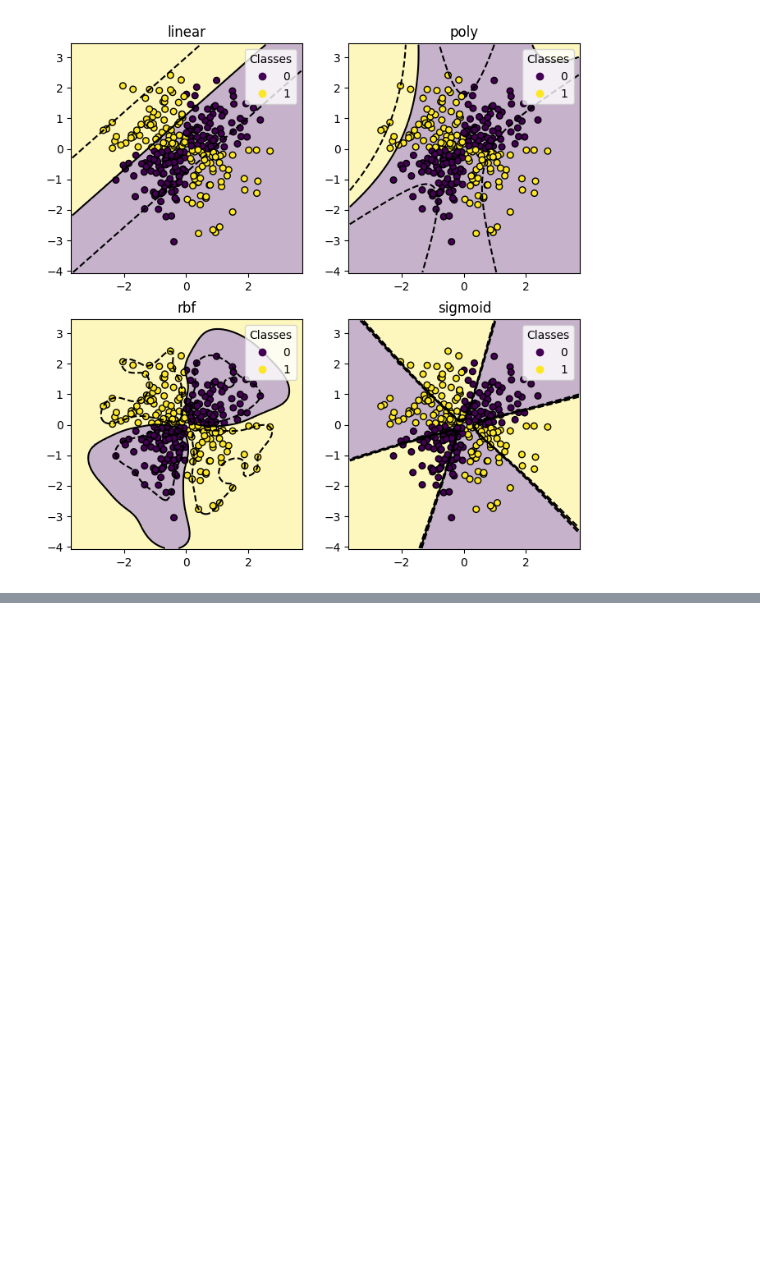
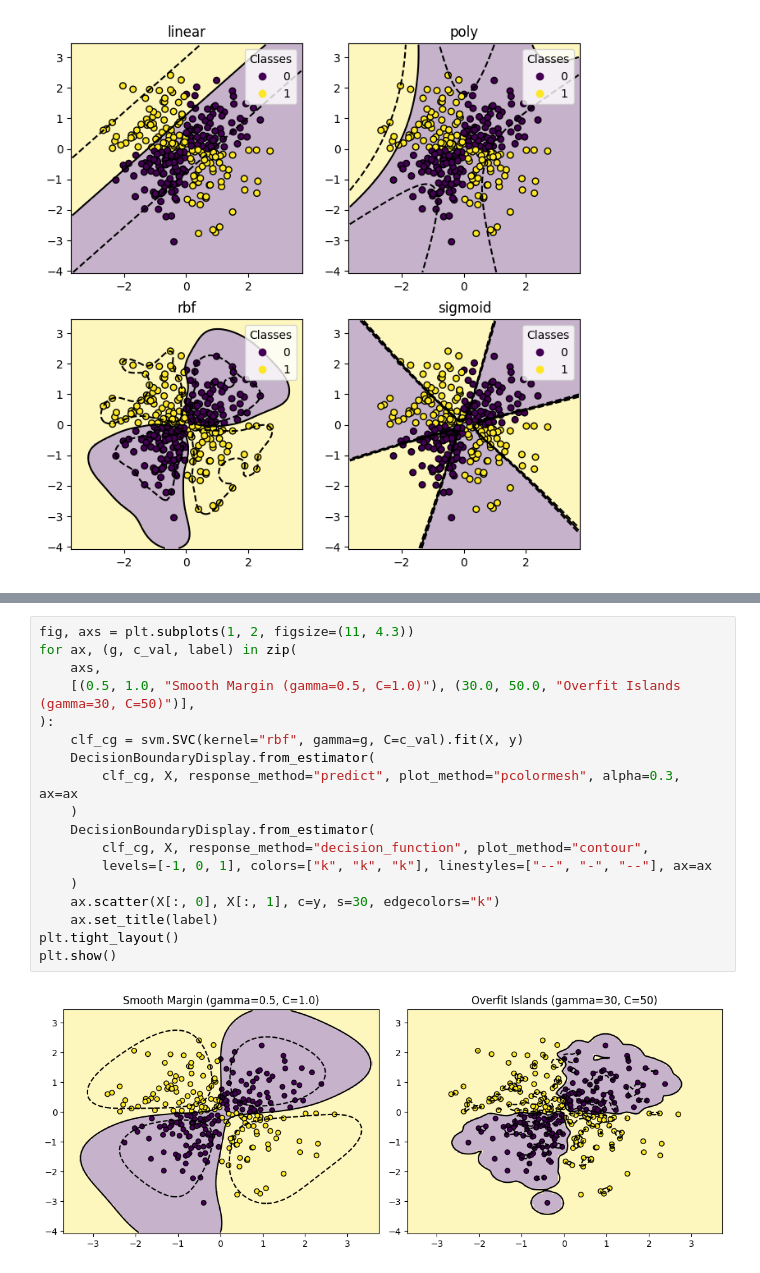
Before and after one commit to yulequan/STAT3612, a Jupyter notebook: src/tutorials/tutorial08/ensemble_svm_tutorial.ipynb, the cells around one changed output, grey strips where cells are left out. Cells and saved outputs as stored; diff of their text form; blank space fills up the shorter version.

```diff
--- a/src/tutorials/tutorial08/ensemble_svm_tutorial.ipynb
+++ b/src/tutorials/tutorial08/ensemble_svm_tutorial.ipynb
@@ -447,0 +451,20 @@ plt.show()
+# %%
+fig, axs = plt.subplots(1, 2, figsize=(11, 4.3))
+for ax, (g, c_val, label) in zip(
+    axs,
+    [(0.5, 1.0, "Smooth Margin (gamma=0.5, C=1.0)"), (30.0, 50.0, "Overfit Islands (gamma=30, C=50)")],
+):
+    clf_cg = svm.SVC(kernel="rbf", gamma=g, C=c_val).fit(X, y)
+    DecisionBoundaryDisplay.from_estimator(
+        clf_cg, X, response_method="predict", plot_method="pcolormesh", alpha=0.3, ax=ax
+    )
+    DecisionBoundaryDisplay.from_estimator(
+        clf_cg, X, response_method="decision_function", plot_method="contour",
+        levels=[-1, 0, 1], colors=["k", "k", "k"], linestyles=["--", "-", "--"], ax=ax
+    )
+    ax.scatter(X[:, 0], X[:, 1], c=y, s=30, edgecolors="k")
+    ax.set_title(label)
+plt.tight_layout()
+plt.show()
+# %% [output]
+[figure, added]
```
Also changed, not shown: parts of 4 cells of this notebook, 4 other files.
